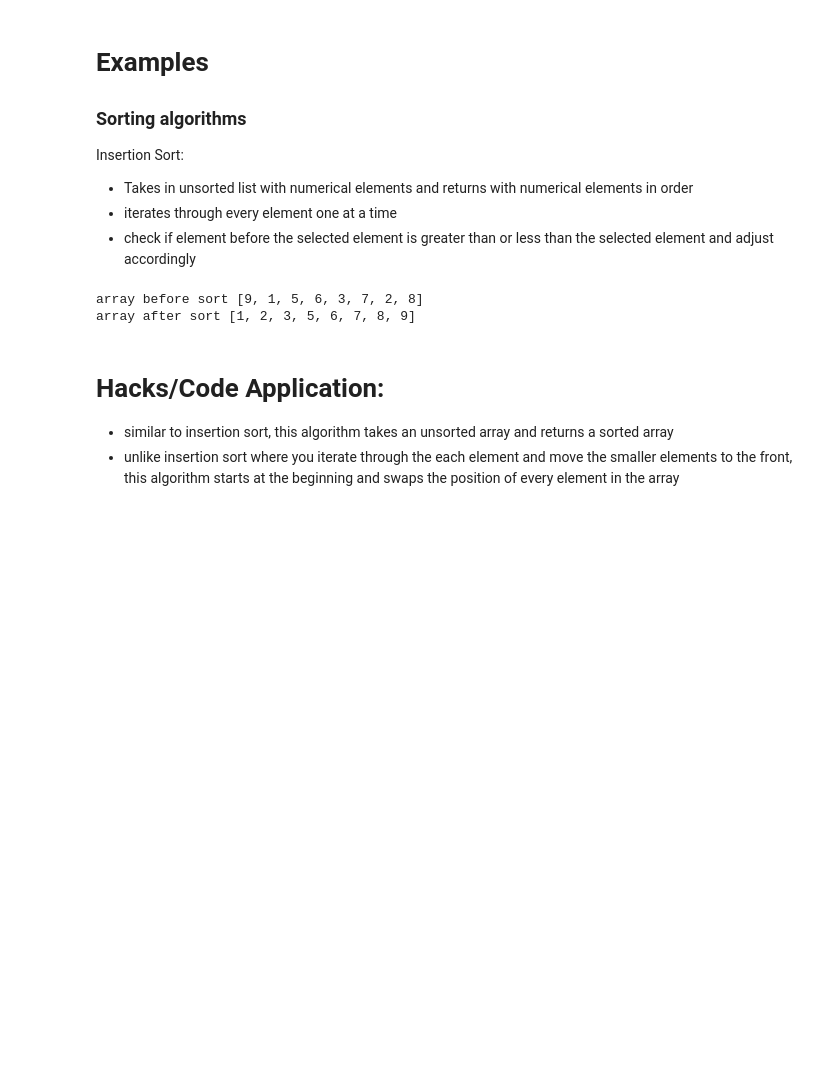
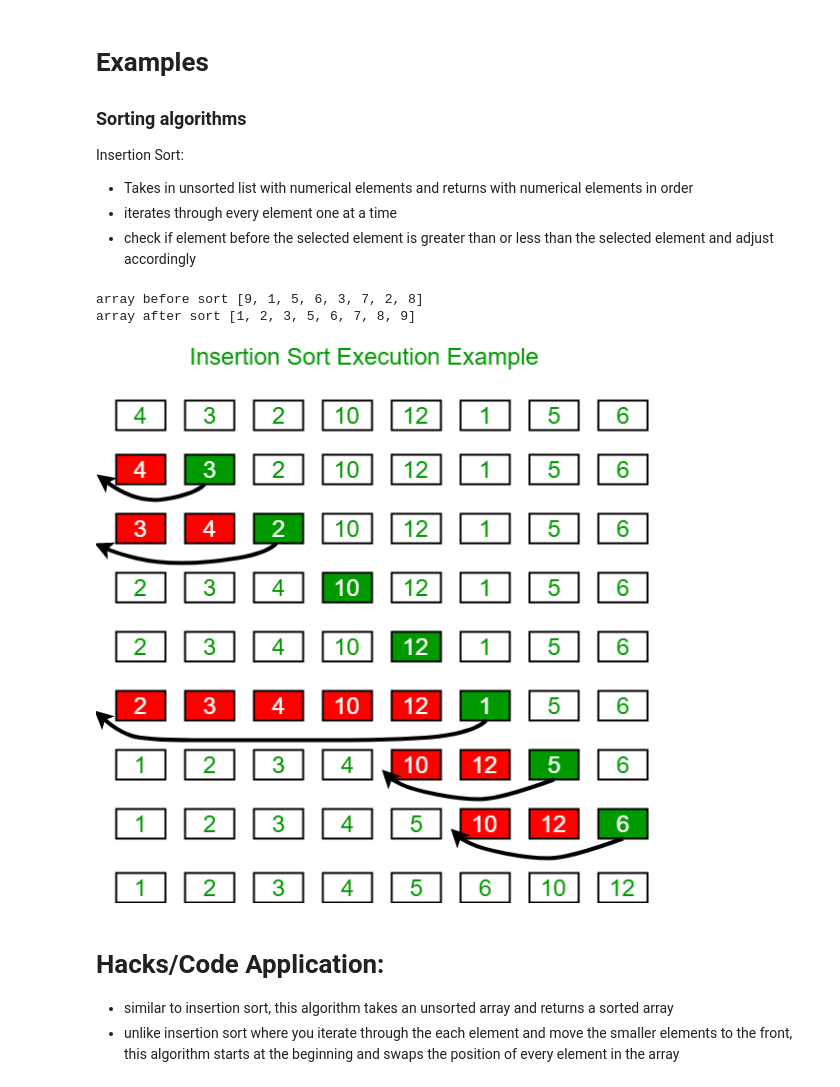
Before and after one commit to PGK-Lang/PGKBlog, a Jupyter notebook: _notebooks/2022-11-29-Section-Ten.ipynb, the cells around one changed output. Drawn from its saved outputs; the diff is of its cells as text; code cells hidden in the pictures; blank space fills up the shorter version.

```diff
--- a/_notebooks/2022-11-29-Section-Ten.ipynb
+++ b/_notebooks/2022-11-29-Section-Ten.ipynb
@@ -201,6 +201,19 @@ print(f"array after sort {arr}")
 # %% [output]
 array before sort [9, 1, 5, 6, 3, 7, 2, 8]
 array after sort [1, 2, 3, 5, 6, 7, 8, 9]
+# %%
+# Just displaying the image. If this doesn't work, run:
+'''
+python3 -m pip install --upgrade pip
+python3 -m pip install --upgrade Pillow
+'''
+from PIL import Image
+
+im = Image.open("/Users/vn1/Documents/insertionsort.png")
+
+display(im)
+# %% [output]
+[figure, added]
 # %% [markdown]
 # Hacks/Code Application:
 
```
Also changed, not shown: parts of 1 cell of this notebook.
